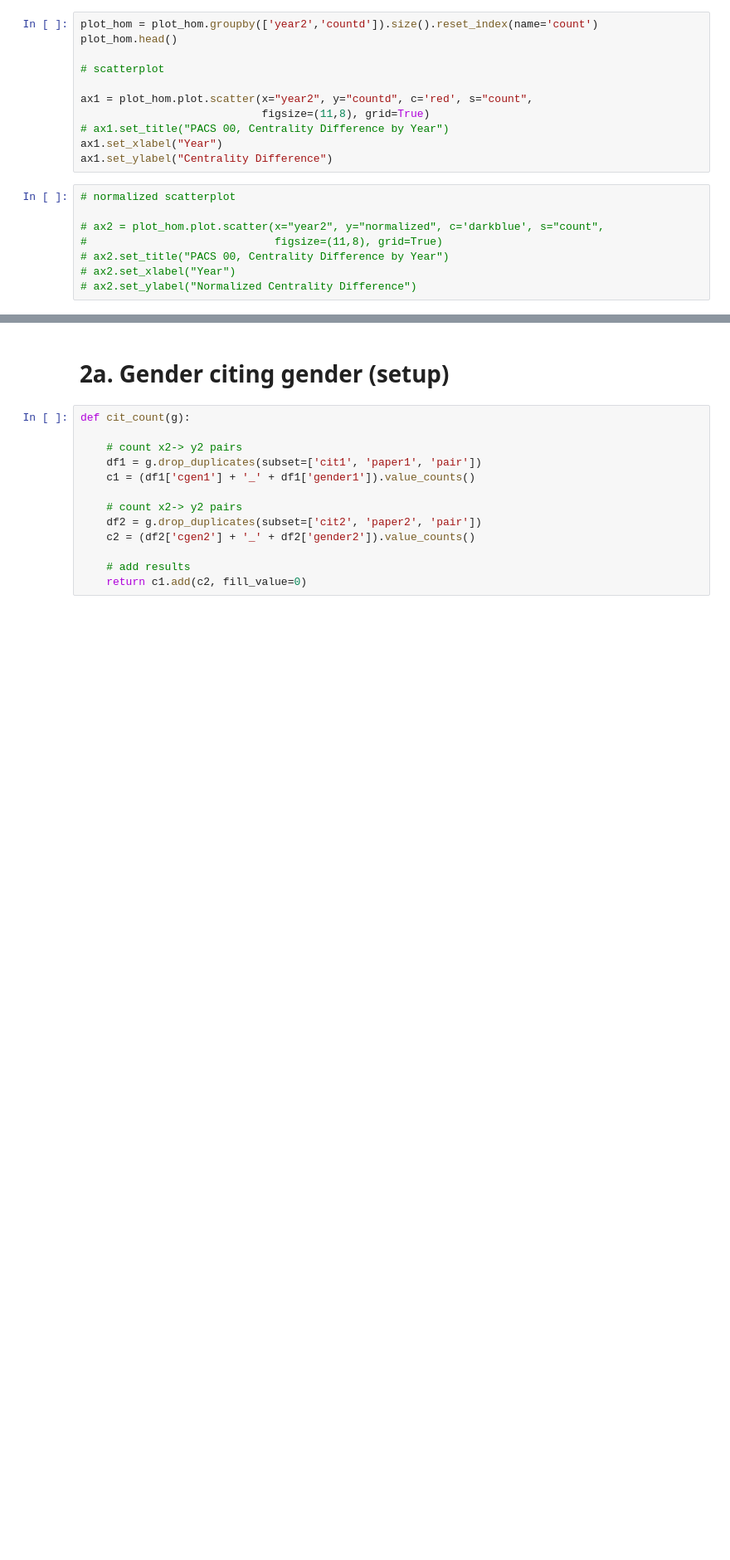
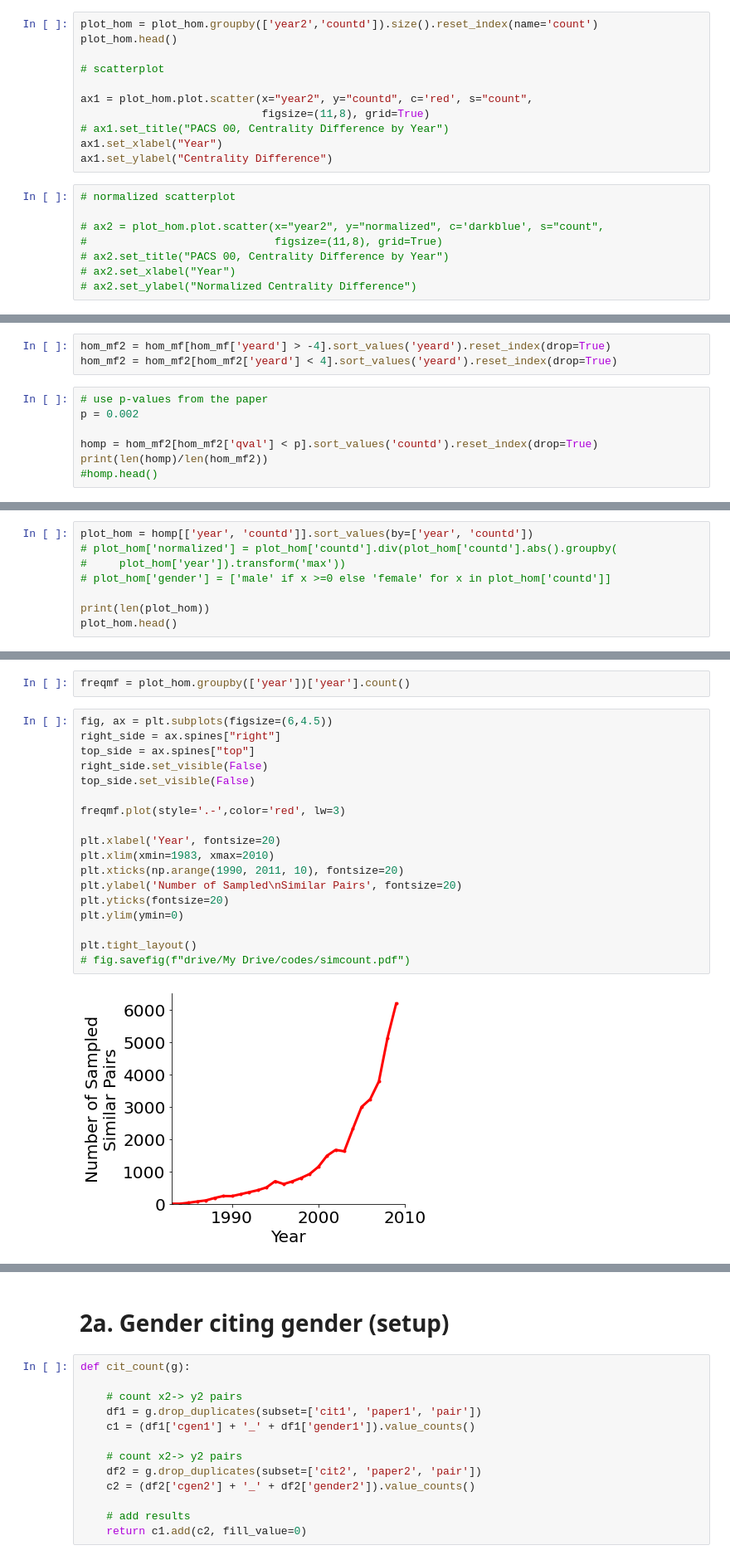
Before and after one commit to therobinkay/gender_bias_2021, a Jupyter notebook: Journal_Analysis_2_(GitHub).ipynb, the cells around one changed output, grey strips where cells are left out. Shown at 83% size. Cells and saved outputs as stored; diff of their text form; blank space fills up the shorter version.

```diff
--- a/Journal_Analysis_2_(GitHub).ipynb
+++ b/Journal_Analysis_2_(GitHub).ipynb
@@ -441,0 +700,10 @@ ax1.set_ylabel("Centrality Difference")
+# %%
+hom_mf2 = hom_mf[hom_mf['yeard'] > -4].sort_values('yeard').reset_index(drop=True)
+hom_mf2 = hom_mf2[hom_mf2['yeard'] < 4].sort_values('yeard').reset_index(drop=True)
+# %%
+# use p-values from the paper
+p = 0.002
+
+homp = hom_mf2[hom_mf2['qval'] < p].sort_values('countd').reset_index(drop=True)
+print(len(homp)/len(hom_mf2))
+#homp.head()
@@ -441,0 +712,8 @@ ax1.set_ylabel("Centrality Difference")
+# %%
+plot_hom = homp[['year', 'countd']].sort_values(by=['year', 'countd'])
+# plot_hom['normalized'] = plot_hom['countd'].div(plot_hom['countd'].abs().groupby(
+#     plot_hom['year']).transform('max'))
+# plot_hom['gender'] = ['male' if x >=0 else 'female' for x in plot_hom['countd']]
+
+print(len(plot_hom))
+plot_hom.head()
@@ -441,0 +728,22 @@ ax1.set_ylabel("Centrality Difference")
+# %%
+freqmf = plot_hom.groupby(['year'])['year'].count()
+# %%
+fig, ax = plt.subplots(figsize=(6,4.5))
+right_side = ax.spines["right"]
+top_side = ax.spines["top"]
+right_side.set_visible(False)
+top_side.set_visible(False)
+
+freqmf.plot(style='.-',color='red', lw=3)
+
+plt.xlabel('Year', fontsize=20)
+plt.xlim(xmin=1983, xmax=2010)
+plt.xticks(np.arange(1990, 2011, 10), fontsize=20)
+plt.ylabel('Number of Sampled\nSimilar Pairs', fontsize=20)
+plt.yticks(fontsize=20)
+plt.ylim(ymin=0)
+
+plt.tight_layout()
+# fig.savefig(f"drive/My Drive/codes/simcount.pdf")
+# %% [output]
+[figure, added]
```
Also changed, not shown: parts of 95 cells of this notebook.
